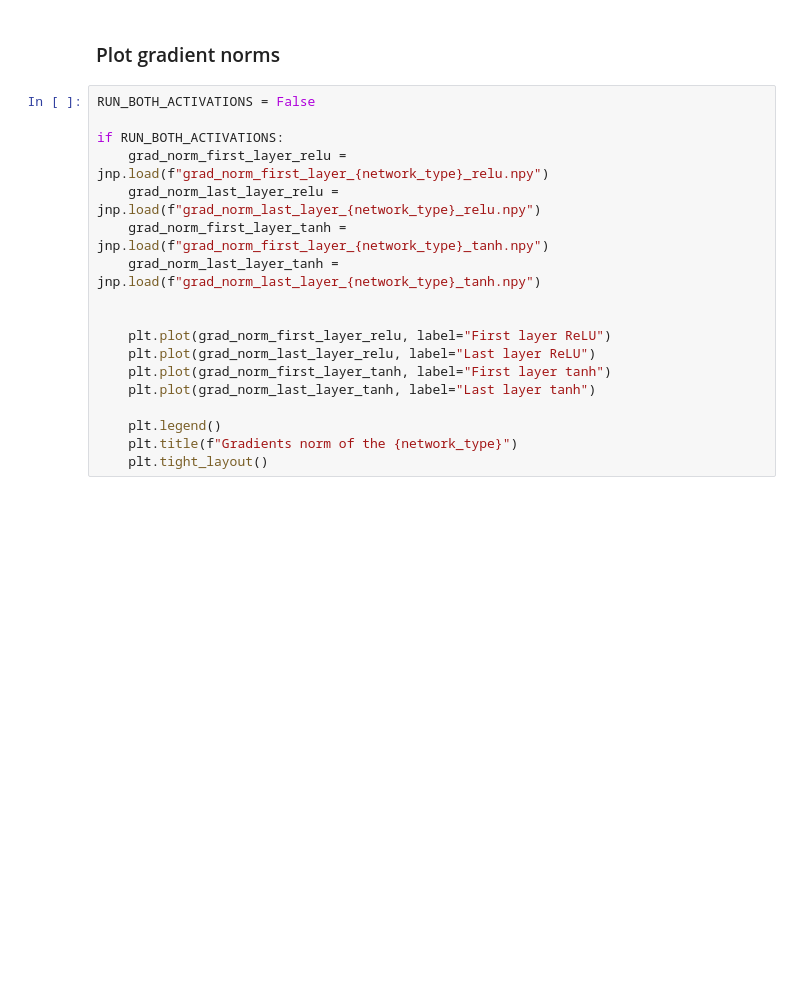
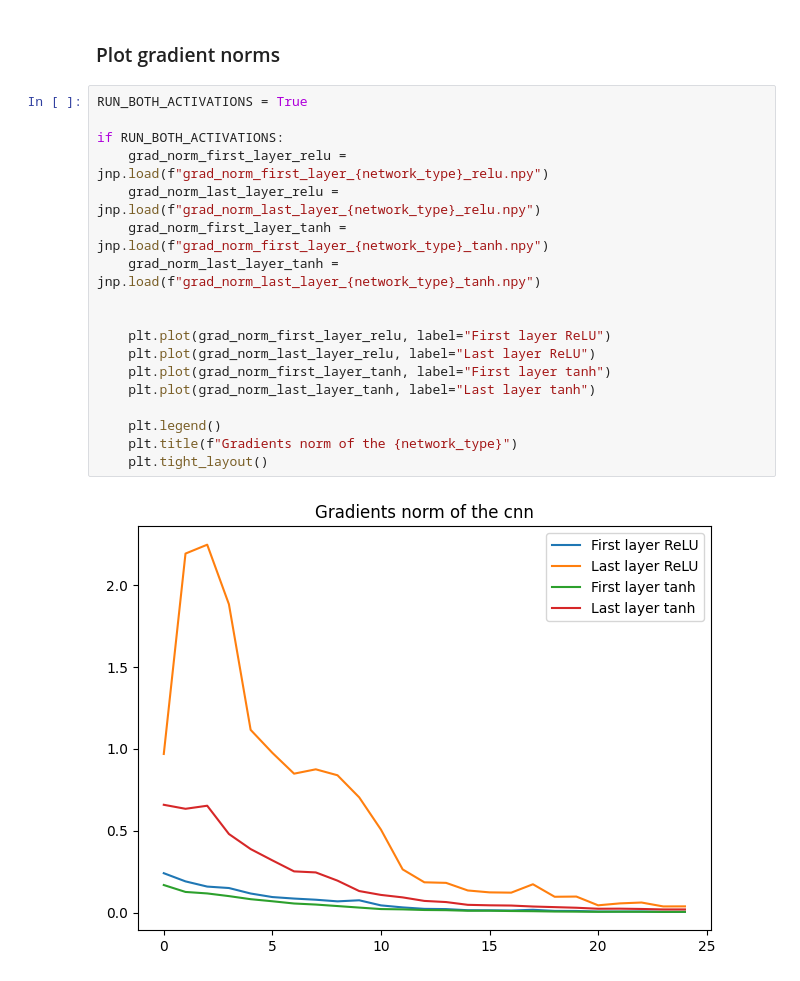
Before and after one commit to bodechristian/SML4, a Jupyter notebook: neural_networks_jax.ipynb, the cells around one changed output. Saved outputs shown, nothing was run; the diff lists cells and outputs as text; blank space fills up the shorter version.

```diff
--- a/neural_networks_jax.ipynb
+++ b/neural_networks_jax.ipynb
@@ -218,20 +260,22 @@ np.save("grad_norm_last_layer_" + network_type + activation_type, grad_norm_last
 # %% [markdown]
 ### Plot gradient norms
 # %%
-RUN_BOTH_ACTIVATIONS = False
+RUN_BOTH_ACTIVATIONS = True
 
 if RUN_BOTH_ACTIVATIONS:
     grad_norm_first_layer_relu = jnp.load(f"grad_norm_first_layer_{network_type}_relu.npy")
     grad_norm_last_layer_relu = jnp.load(f"grad_norm_last_layer_{network_type}_relu.npy")
     grad_norm_first_layer_tanh = jnp.load(f"grad_norm_first_layer_{network_type}_tanh.npy")
     grad_norm_last_layer_tanh = jnp.load(f"grad_norm_last_layer_{network_type}_tanh.npy")
 
 
     plt.plot(grad_norm_first_layer_relu, label="First layer ReLU")
     plt.plot(grad_norm_last_layer_relu, label="Last layer ReLU")
     plt.plot(grad_norm_first_layer_tanh, label="First layer tanh")
     plt.plot(grad_norm_last_layer_tanh, label="Last layer tanh")
 
     plt.legend()
     plt.title(f"Gradients norm of the {network_type}")
     plt.tight_layout()
+# %% [output]
+[figure, added]
```
Also changed, not shown: parts of 10 cells of this notebook.
